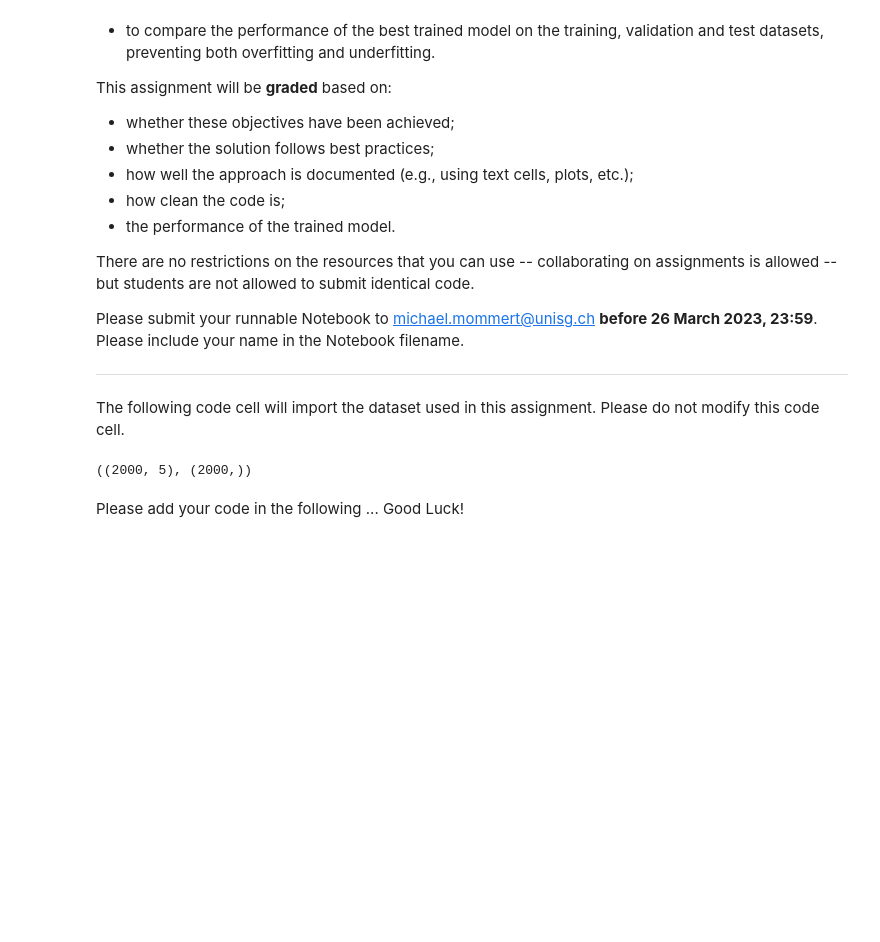
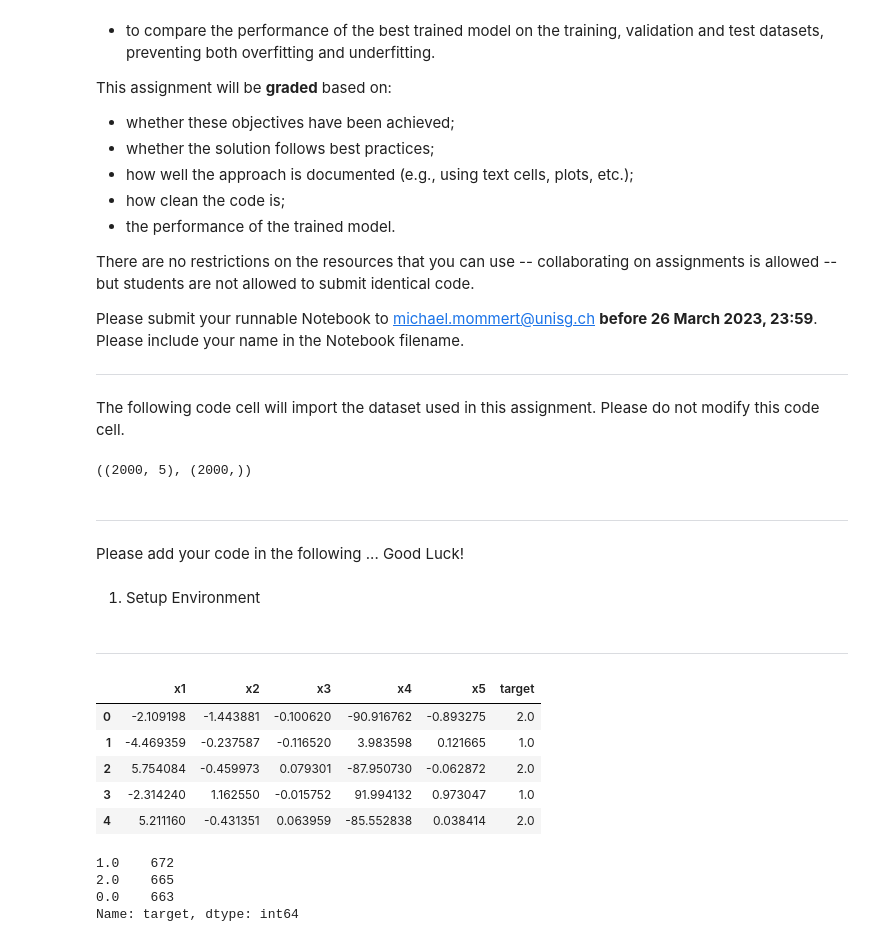
Before and after one commit to lukegge/MachineLearningCourse, a Jupyter notebook: assignment_1.ipynb, the cells around one changed output. Cells and saved outputs as stored; diff of their text form; code cells hidden in the pictures; blank space fills up the shorter version.

```diff
--- a/assignment_1.ipynb
+++ b/assignment_1.ipynb
@@ -38,8 +38,12 @@ y = raw_data[:, 5]  # this is your target vector
 x.shape, y.shape
 # %% [output]
 ((2000, 5), (2000,))
+# %% [markdown]
+-----
 # %% [markdown]
 Please add your code in the following ... Good Luck!
+# %% [markdown]
+1. Setup Environment
 # %%
 # import sklearn data and data pre-processing libraries
 from sklearn import datasets
@@ -50,0 +61,24 @@ import seaborn as sns
+# %% [markdown]
+-----
+# %%
+# turn numpy arrays into pandas dataframes
+df = pd.DataFrame(x, columns=["x1", "x2", "x3", "x4", "x5"])
+df["target"] = y
+
+# show first 5 rows of data
+df.head()
+# %% [output]
+|  | x1 | x2 | x3 | x4 | x5 | target |
+| 0 | -2.109198 | -1.443881 | -0.100620 | -90.916762 | -0.893275 | 2.0 |
+| 1 | -4.469359 | -0.237587 | -0.116520 | 3.983598 | 0.121665 | 1.0 |
+| 2 | 5.754084 | -0.459973 | 0.079301 | -87.950730 | -0.062872 | 2.0 |
+| 3 | -2.314240 | 1.162550 | -0.015752 | 91.994132 | 0.973047 | 1.0 |
+| 4 | 5.211160 | -0.431351 | 0.063959 | -85.552838 | 0.038414 | 2.0 |
+# %%
+# count the number of samples per class
+df['target'].value_counts()
+# %% [output]
+1.0    672
+2.0    665
+0.0    663
+Name: target, dtype: int64
```
Also changed, not shown: parts of 2 cells of this notebook.
